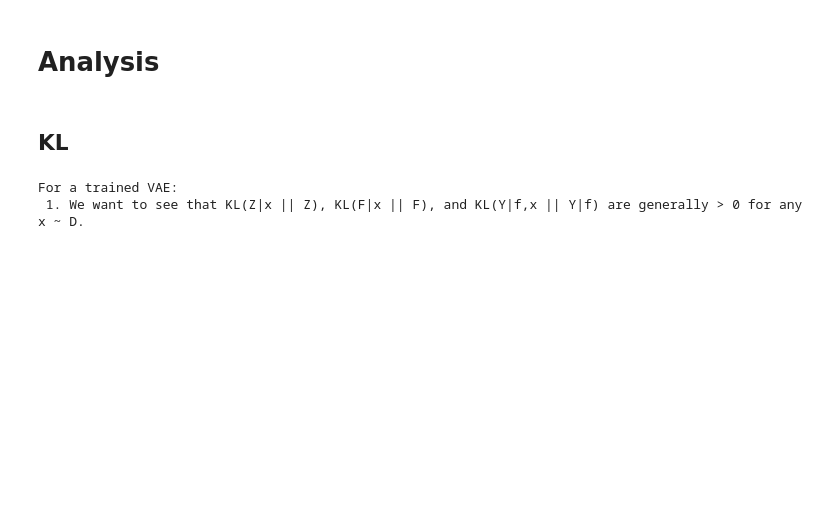
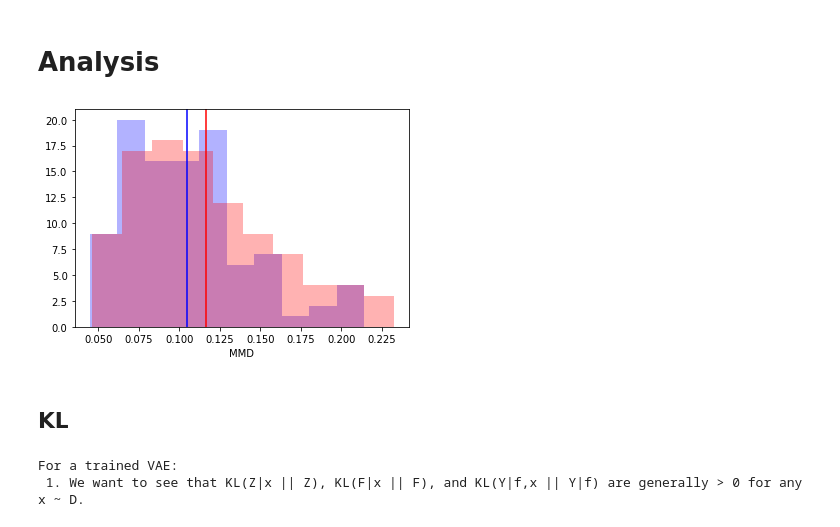
Before and after one commit to probabll/mixed-rv-vae, a Jupyter notebook: notebooks/analysis.ipynb, the cells around one changed output. Cells and saved outputs as stored; diff of their text form; code cells hidden in the pictures; blank space fills up the shorter version.

Commit message:
analysing aggregated posterior

```diff
--- a/notebooks/analysis.ipynb
+++ b/notebooks/analysis.ipynb
@@ -218,3 +221,21 @@ if state.vae.p.y_dim:
+# %%
+prior, posterior = collect_samples(state.vae, get_batcher(valid_loader, args), args, cols=5, num_samples=1000)
+# %%
+p_f = np.stack(prior['f']).reshape(-1, 10)
+q_f = np.stack(posterior['f']).reshape(-1, 10)
+mmd = t2s.statistics_diff.MMDStatistic(p_f.shape[0], q_f.shape[0])
+# %%
+v = np.array([mmd(torch.tensor(p_f), torch.tensor(q_f), [alpha]).cpu().numpy() for alpha in np.random.gamma(10., 1./10, size=100)])
+# %%
+v2 = np.array([mmd(torch.tensor(p_f), torch.tensor(q_f), [alpha]).cpu().numpy() for alpha in np.random.gamma(10., 1./10, size=100)])
+# %%
+_ = plt.hist(v, color='blue', alpha=0.3, label='major-planet-6')
+_ = plt.axvline(x=v.mean(), c='blue')
+_ = plt.hist(v2, color='red', alpha=0.3, label='volcanic-firefly-4')
+_ = plt.axvline(x=v2.mean(), c='red')
+_ = plt.xlabel(f"MMD")
+# %% [output]
+[figure, added]
 # %% [markdown]
 ## KL
 # %%
```
Also changed, not shown: parts of 19 cells of this notebook, 1 other file.
